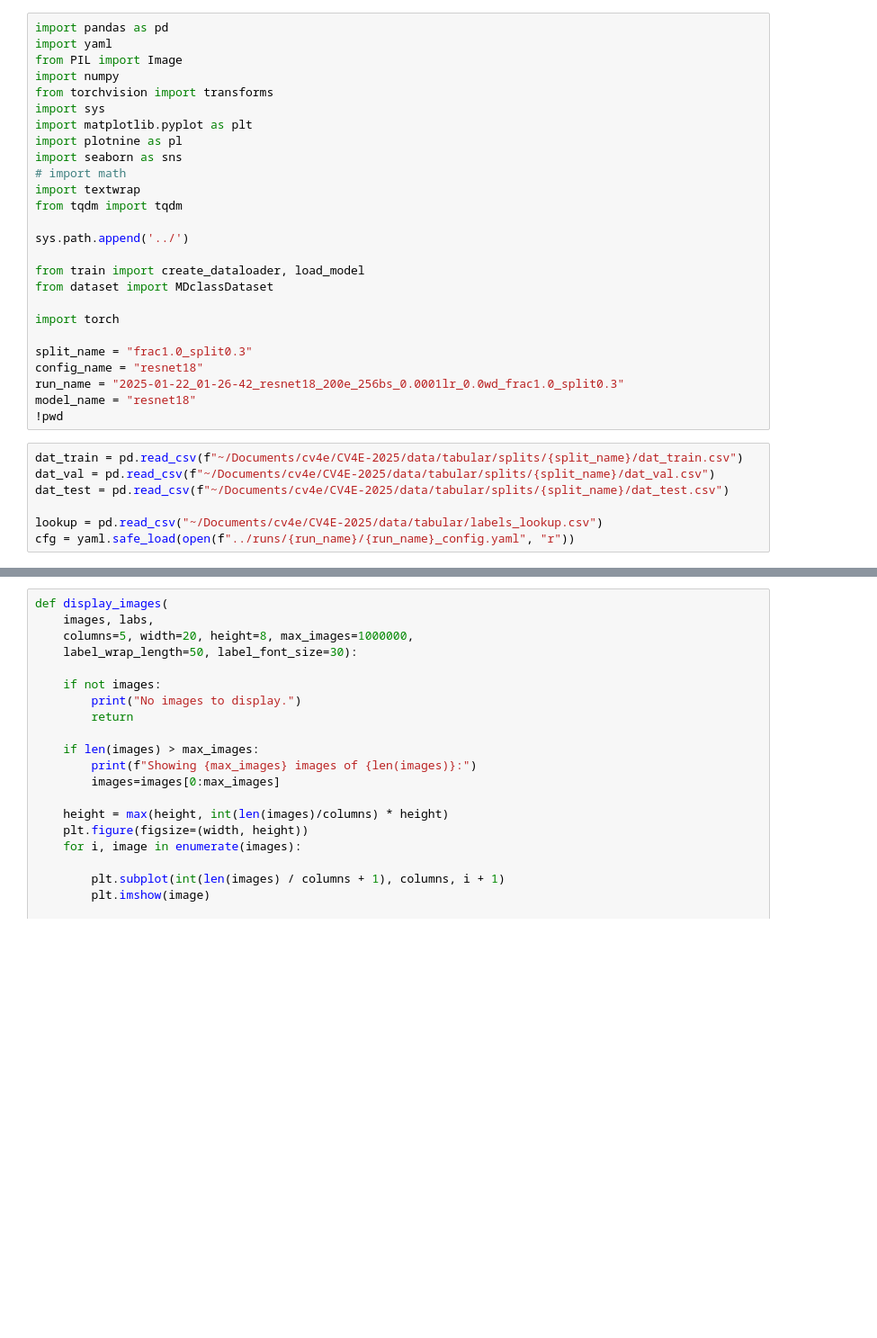
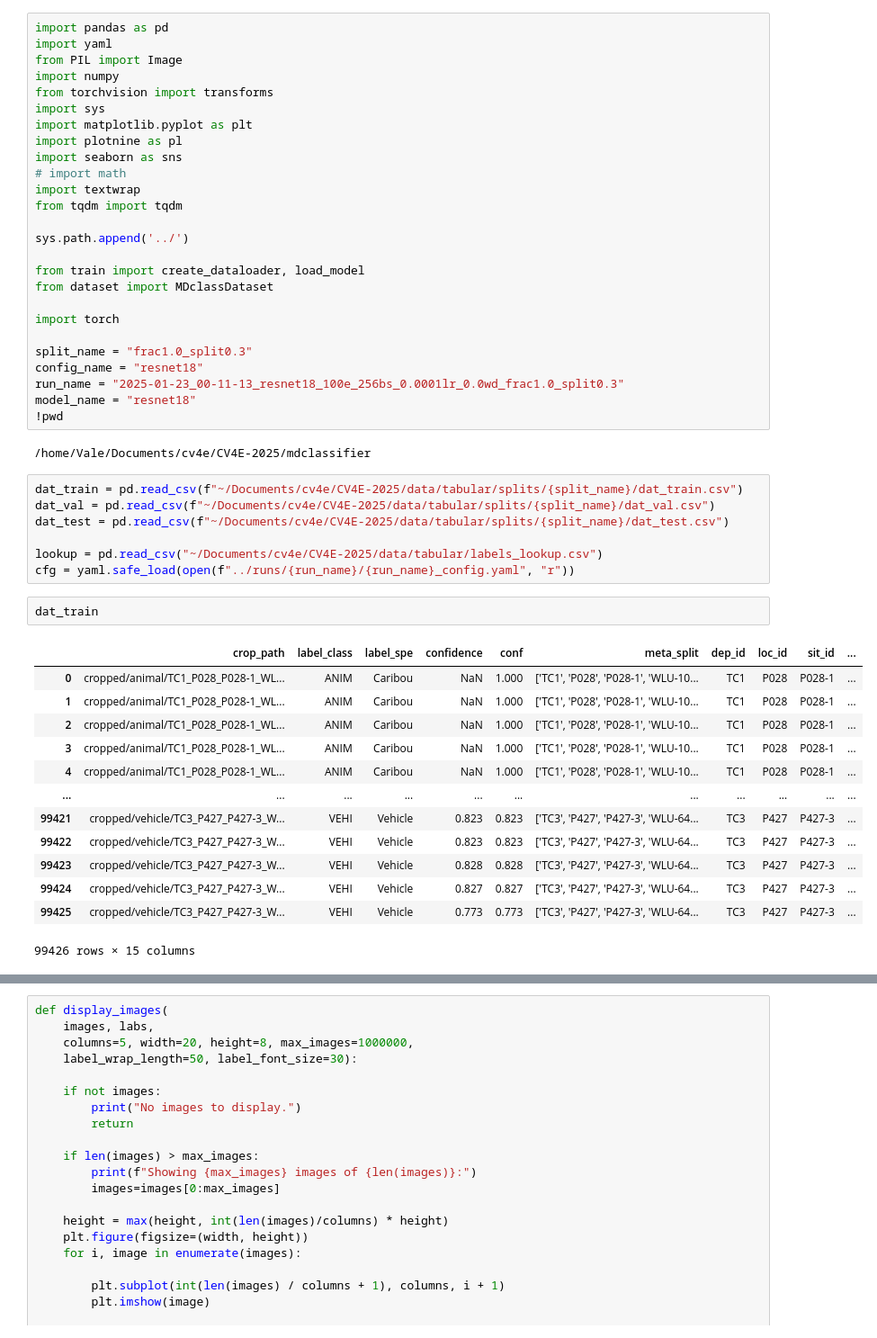
Before and after one commit to VLucet/CV4E-2025, a Jupyter notebook: mdclassifier/visualize-data.ipynb, the cells around one changed output, grey strips where cells are left out. Shown: that part at 90% size. Cells and saved outputs as stored; diff of their text form; blank space fills up the shorter version.

```diff
--- a/mdclassifier/visualize-data.ipynb
+++ b/mdclassifier/visualize-data.ipynb
@@ -21,9 +21,11 @@ import torch
 
 split_name = "frac1.0_split0.3"
 config_name = "resnet18"
-run_name = "2025-01-22_01-26-42_resnet18_200e_256bs_0.0001lr_0.0wd_frac1.0_split0.3"
+run_name = "2025-01-23_00-11-13_resnet18_100e_256bs_0.0001lr_0.0wd_frac1.0_split0.3"
 model_name = "resnet18"
 !pwd
+# %% [output]
+/home/Vale/Documents/cv4e/CV4E-2025/mdclassifier
 # %%
 dat_train = pd.read_csv(f"~/Documents/cv4e/CV4E-2025/data/tabular/splits/{split_name}/dat_train.csv")
 dat_val = pd.read_csv(f"~/Documents/cv4e/CV4E-2025/data/tabular/splits/{split_name}/dat_val.csv")
@@ -31,4 +33,20 @@ dat_test = pd.read_csv(f"~/Documents/cv4e/CV4E-2025/data/tabular/splits/{split_n
 
 lookup = pd.read_csv("~/Documents/cv4e/CV4E-2025/data/tabular/labels_lookup.csv")
 cfg = yaml.safe_load(open(f"../runs/{run_name}/{run_name}_config.yaml", "r"))
+# %%
+dat_train
+# %% [output]
+|  | crop_path | label_class | label_spe | confidence | conf | meta_split | dep_id | loc_id | sit_id | ... |
+| 0 | cropped/animal/TC1_P028_P028-1_WL... | ANIM | Caribou | NaN | 1.000 | ['TC1', 'P028', 'P028-1', 'WLU-10... | TC1 | P028 | P028-1 | ... |
+| 1 | cropped/animal/TC1_P028_P028-1_WL... | ANIM | Caribou | NaN | 1.000 | ['TC1', 'P028', 'P028-1', 'WLU-10... | TC1 | P028 | P028-1 | ... |
+| 2 | cropped/animal/TC1_P028_P028-1_WL... | ANIM | Caribou | NaN | 1.000 | ['TC1', 'P028', 'P028-1', 'WLU-10... | TC1 | P028 | P028-1 | ... |
+| 3 | cropped/animal/TC1_P028_P028-1_WL... | ANIM | Caribou | NaN | 1.000 | ['TC1', 'P028', 'P028-1', 'WLU-10... | TC1 | P028 | P028-1 | ... |
+| 4 | cropped/animal/TC1_P028_P028-1_WL... | ANIM | Caribou | NaN | 1.000 | ['TC1', 'P028', 'P028-1', 'WLU-10... | TC1 | P028 | P028-1 | ... |
+| ... | ... | ... | ... | ... | ... | ... | ... | ... | ... | ... |
+| 99421 | cropped/vehicle/TC3_P427_P427-3_W... | VEHI | Vehicle | 0.823 | 0.823 | ['TC3', 'P427', 'P427-3', 'WLU-64... | TC3 | P427 | P427-3 | ... |
+| 99422 | cropped/vehicle/TC3_P427_P427-3_W... | VEHI | Vehicle | 0.823 | 0.823 | ['TC3', 'P427', 'P427-3', 'WLU-64... | TC3 | P427 | P427-3 | ... |
+| 99423 | cropped/vehicle/TC3_P427_P427-3_W... | VEHI | Vehicle | 0.828 | 0.828 | ['TC3', 'P427', 'P427-3', 'WLU-64... | TC3 | P427 | P427-3 | ... |
+| 99424 | cropped/vehicle/TC3_P427_P427-3_W... | VEHI | Vehicle | 0.827 | 0.827 | ['TC3', 'P427', 'P427-3', 'WLU-64... | TC3 | P427 | P427-3 | ... |
+| 99425 | cropped/vehicle/TC3_P427_P427-3_W... | VEHI | Vehicle | 0.773 | 0.773 | ['TC3', 'P427', 'P427-3', 'WLU-64... | TC3 | P427 | P427-3 | ... |
+99426 rows × 15 columns
 # %%
```
Also changed, not shown: parts of 13 cells of this notebook.
